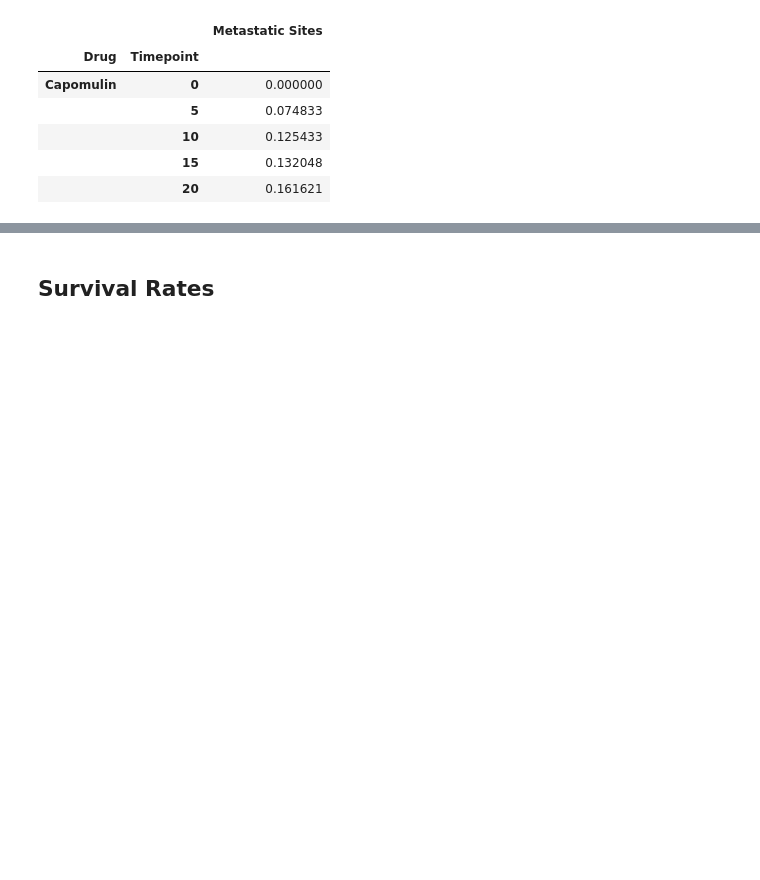
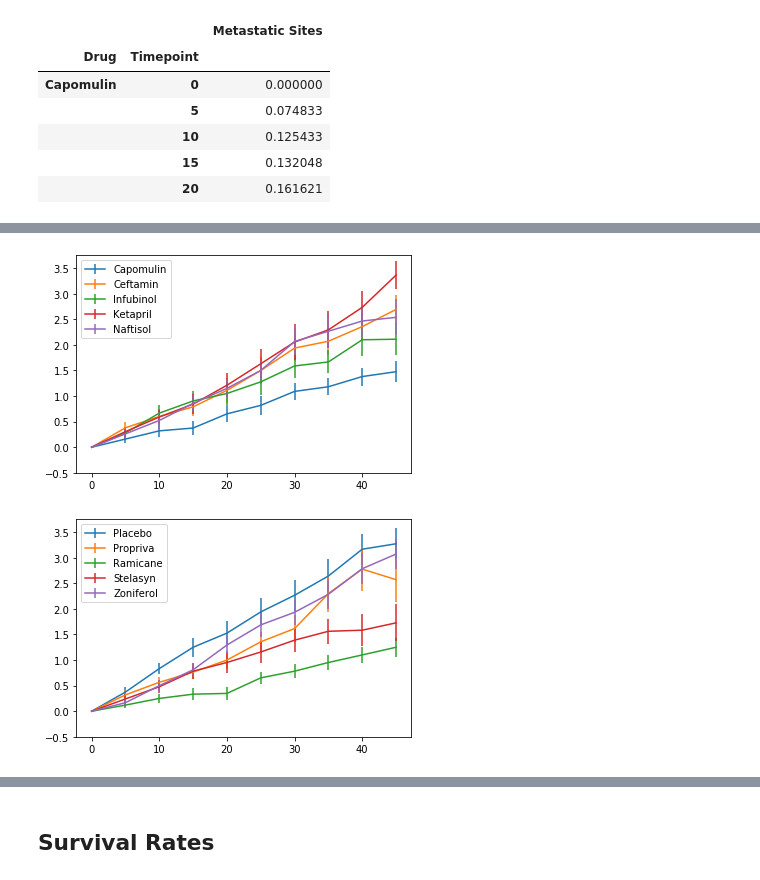
Before and after one commit to rockhound03/matplotlib-challenge, a Jupyter notebook: Pymaceuticals/pymaceuticals_starter.ipynb, the cells around one changed output, grey strips where cells are left out. Saved outputs shown, nothing was run; the diff lists cells and outputs as text; code cells hidden in the pictures; blank space fills up the shorter version.

Commit message:
plotting meta_site+save

```diff
--- a/Pymaceuticals/pymaceuticals_starter.ipynb
+++ b/Pymaceuticals/pymaceuticals_starter.ipynb
@@ -236,7 +235,10 @@ plt.show()
 |  | 20 | 0.652174 |
 # %%
 # Store the Standard Error associated with Met. Sites Grouped by Drug and Timepoint
+meta_sem = meta_site_grp['Metastatic Sites'].sem()
 
 # Convert to DataFrame
-
+meta_sem_summary_pre = pd.DataFrame({'meta_site_sem' : meta_sem})
+meta_sem_summary = meta_sem_summary_pre.reset_index()
 # Preview DataFrame
+meta_sem_summary.head(5)
@@ -251,5 +260,10 @@ plt.show()
 |  | 20 | 0.161621 |
 # %%
 # Minor Data Munging to Re-Format the Data Frames
+meta_summary_need_transpose = meta_summary.copy()
+meta_error_need_tran = meta_sem_summary.copy()
 
+meta_summary_transpose = meta_summary_need_transpose.pivot(index='Timepoint', columns='Drug')
+meta_error_transpose = meta_error_need_tran.pivot(index='Timepoint', columns='Drug')
 # Preview that Reformatting worked
+meta_error_transpose.head(5)
@@ -271,3 +288,51 @@ plt.show()
+# %%
+# Generate the Plot (with Error Bars)
+ax = plt.gca()
+x_limit = 45
+x_axis = np.arange(0,x_limit,5)
+
+x_limits = meta_summary_transpose['meta_mean'][drug_names[0]].keys()
+#thedays
+#drug_names
+max_y_val = 0
+min_y_val = 10
+for drug in drug_names:
+    temp_max = meta_summary_transpose['meta_mean'][drug].max()
+    temp_min = meta_summary_transpose['meta_mean'][drug].min()
+    #plt.errorbar(x_limits, meta_summary_transpose['meta_mean'][drug],yerr=meta_error_transpose['meta_site_sem'][drug],label=drug)
+    if temp_max > max_y_val:
+        max_y_val = int(temp_max)
+    if temp_min > min_y_val:
+        min_y_val = int(temp_min)
+
+for i in range(0,5,1):
+    plt.errorbar(x_limits, meta_summary_transpose['meta_mean'][drug_names[i]],
+                 yerr=meta_error_transpose['meta_site_sem'][drug_names[i]],label=drug_names[i])
+
+plt.ylim(min_y_val - 10.5, max_y_val + 0.75)
+plt.legend(loc='best')
+
+fname = "output/meta_site_1.png"
+plt.savefig(fname)
+plt.show()
+
+for i in range(0,5,1):
+    plt.errorbar(x_limits, meta_summary_transpose['meta_mean'][drug_names[i+5]],
+                 yerr=meta_error_transpose['meta_site_sem'][drug_names[i+5]],label=drug_names[i+5])
+
+plt.ylim(min_y_val - 10.5, max_y_val + 0.75)
+plt.legend(loc='best')
+
+fname = "output/meta_site_2.png"
+plt.savefig(fname)
+plt.show()
+
+# Save the Figure
+
+# Show the Figure
+# %% [output]
+[figure, added]
+[figure, added]
 # %% [markdown]
 ![Metastatic Spread During Treatment](../Images/spread.png)
 # %% [markdown]
```
Also changed, not shown: parts of 8 cells of this notebook.
